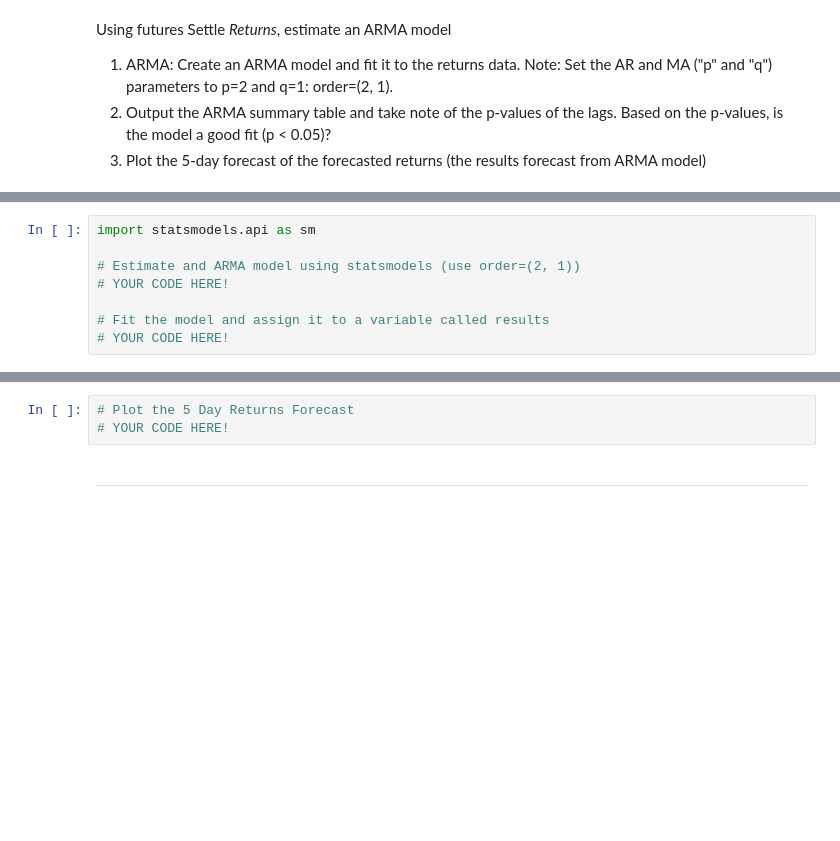
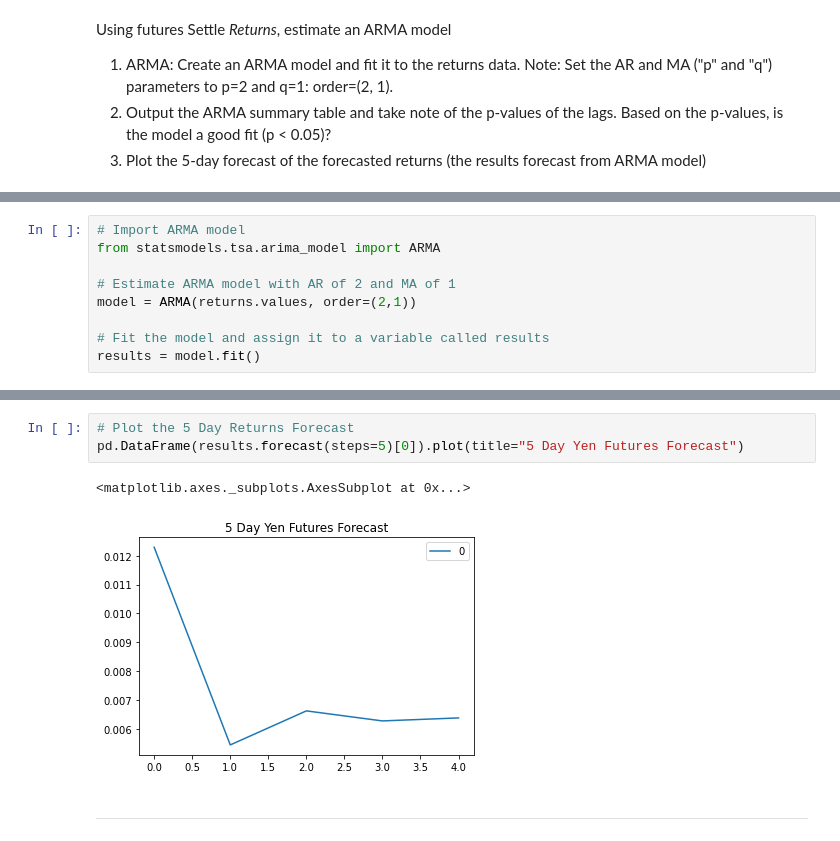
Before and after one commit to CapraRoyale/time-series-analysis, a Jupyter notebook: time_series_analysis.ipynb, the cells around one changed output, grey strips where cells are left out. Drawn from its saved outputs; the diff is of its cells as text; blank space fills up the shorter version.

Commit message:
ARMA model

```diff
--- a/time_series_analysis.ipynb
+++ b/time_series_analysis.ipynb
@@ -92,8 +99,9 @@ returns.tail()
 # %%
-import statsmodels.api as sm
+# Import ARMA model
+from statsmodels.tsa.arima_model import ARMA
 
-# Estimate and ARMA model using statsmodels (use order=(2, 1))
-# YOUR CODE HERE!
+# Estimate ARMA model with AR of 2 and MA of 1
+model = ARMA(returns.values, order=(2,1))
 
 # Fit the model and assign it to a variable called results
-# YOUR CODE HERE!
+results = model.fit()
@@ -103,6 +129,9 @@ import statsmodels.api as sm
 # %%
 # Plot the 5 Day Returns Forecast
-# YOUR CODE HERE!
+pd.DataFrame(results.forecast(steps=5)[0]).plot(title="5 Day Yen Futures Forecast")
+# %% [output]
+<matplotlib.axes._subplots.AxesSubplot at 0x...>
+[figure, added]
 # %% [markdown]
 ---
 # %% [markdown]
```
Also changed, not shown: parts of 3 cells of this notebook.
